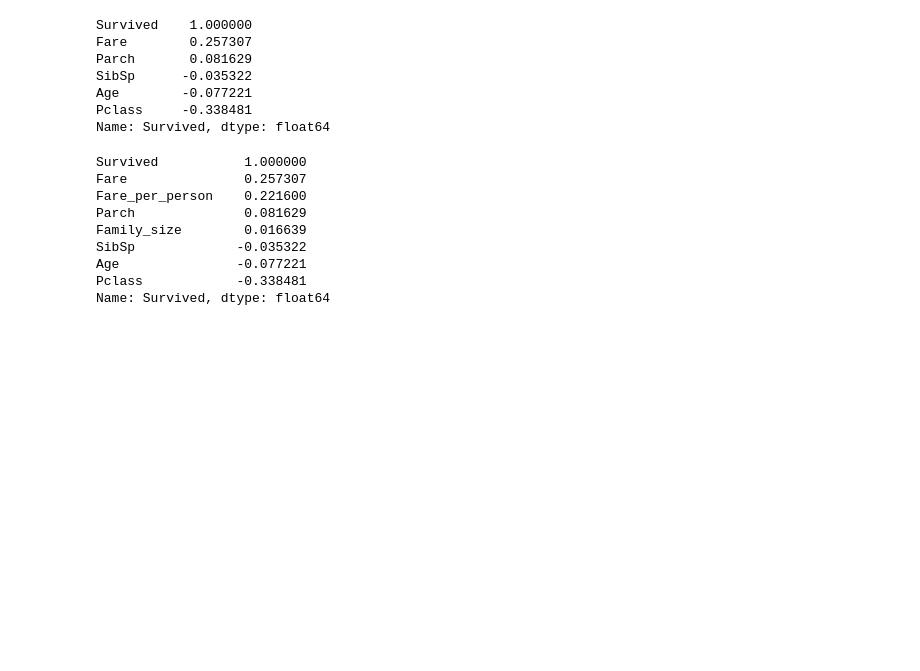
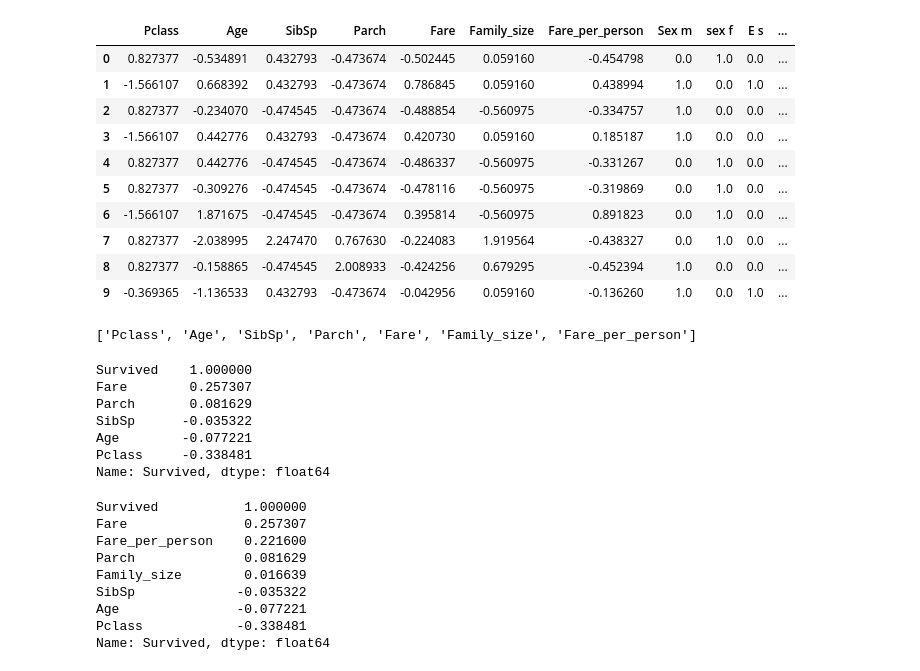
Before and after one commit to Rojanmhj2055/TitanicDataset, a Jupyter notebook: titanic.ipynb, the cells around one changed output. Drawn from its saved outputs; the diff is of its cells as text; code cells hidden in the pictures; blank space fills up the shorter version.

```diff
--- a/titanic.ipynb
+++ b/titanic.ipynb
@@ -0,0 +1,14 @@
+# %%
+check.head(10)
+# %% [output]
+|  | Pclass | Age | SibSp | Parch | Fare | Family_size | Fare_per_person | Sex m | sex f | E s | ... |
+| 0 | 0.827377 | -0.534891 | 0.432793 | -0.473674 | -0.502445 | 0.059160 | -0.454798 | 0.0 | 1.0 | 0.0 | ... |
+| 1 | -1.566107 | 0.668392 | 0.432793 | -0.473674 | 0.786845 | 0.059160 | 0.438994 | 1.0 | 0.0 | 1.0 | ... |
+| 2 | 0.827377 | -0.234070 | -0.474545 | -0.473674 | -0.488854 | -0.560975 | -0.334757 | 1.0 | 0.0 | 0.0 | ... |
+| 3 | -1.566107 | 0.442776 | 0.432793 | -0.473674 | 0.420730 | 0.059160 | 0.185187 | 1.0 | 0.0 | 0.0 | ... |
+| 4 | 0.827377 | 0.442776 | -0.474545 | -0.473674 | -0.486337 | -0.560975 | -0.331267 | 0.0 | 1.0 | 0.0 | ... |
+| 5 | 0.827377 | -0.309276 | -0.474545 | -0.473674 | -0.478116 | -0.560975 | -0.319869 | 0.0 | 1.0 | 0.0 | ... |
+| 6 | -1.566107 | 1.871675 | -0.474545 | -0.473674 | 0.395814 | -0.560975 | 0.891823 | 0.0 | 1.0 | 0.0 | ... |
+| 7 | 0.827377 | -2.038995 | 2.247470 | 0.767630 | -0.224083 | 1.919564 | -0.438327 | 0.0 | 1.0 | 0.0 | ... |
+| 8 | 0.827377 | -0.158865 | -0.474545 | 2.008933 | -0.424256 | 0.679295 | -0.452394 | 1.0 | 0.0 | 0.0 | ... |
+| 9 | -0.369365 | -1.136533 | 0.432793 | -0.473674 | -0.042956 | 0.059160 | -0.136260 | 1.0 | 0.0 | 1.0 | ... |
@@ -1,3 +17,7 @@
+# %%
+num_attribute
+# %% [output]
+['Pclass', 'Age', 'SibSp', 'Parch', 'Fare', 'Family_size', 'Fare_per_person']
 # %%
 import numpy as np
 import sklearn
```
Also changed, not shown: parts of 12 cells of this notebook, 1 other file.
